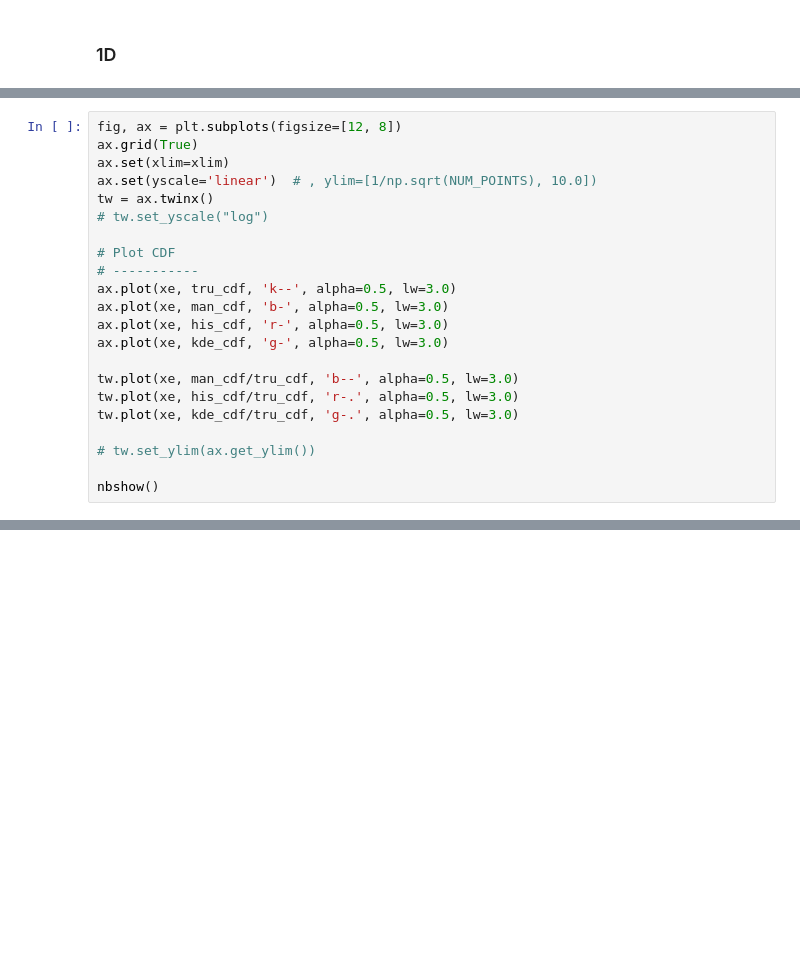
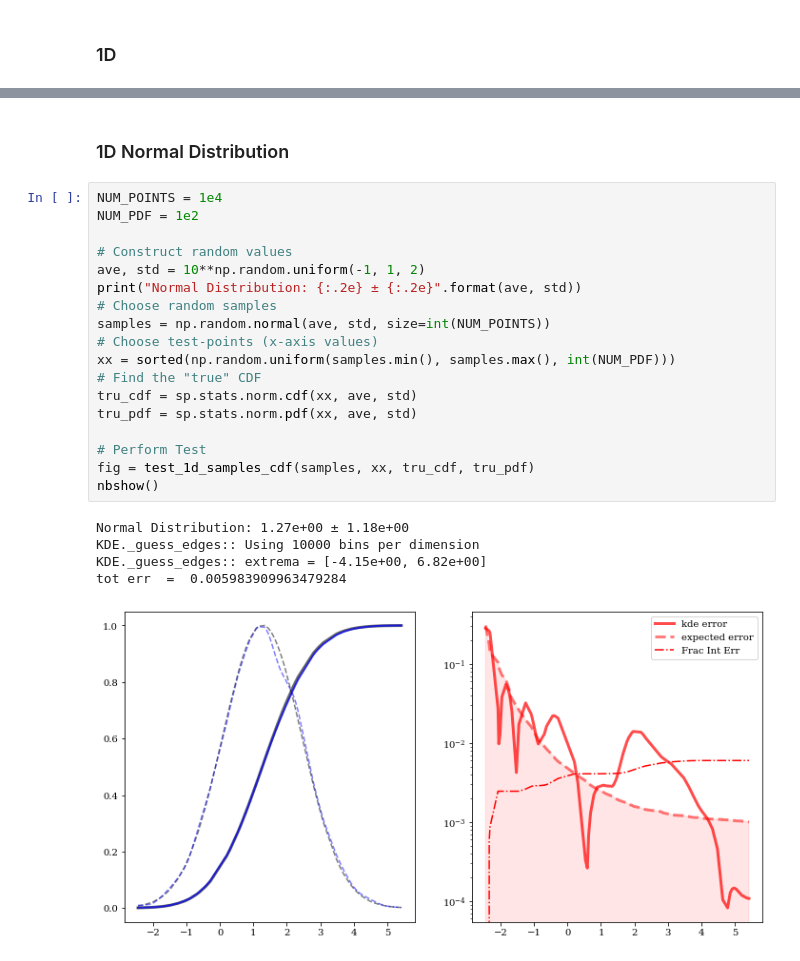
Before and after one commit to lzkelley/kalepy, a Jupyter notebook: notebooks/kde.ipynb, the cells around one changed output, grey strips where cells are left out. Drawn from its saved outputs; the diff is of its cells as text; blank space fills up the shorter version.

```diff
--- a/notebooks/kde.ipynb
+++ b/notebooks/kde.ipynb
@@ -928,22 +768,0 @@ nbshow()
-# %%
-fig, ax = plt.subplots(figsize=[12, 8])
-ax.grid(True)
-ax.set(xlim=xlim)
-ax.set(yscale='linear')  # , ylim=[1/np.sqrt(NUM_POINTS), 10.0])
-tw = ax.twinx()
-# tw.set_yscale("log")
-
-# Plot CDF
-# -----------
-ax.plot(xe, tru_cdf, 'k--', alpha=0.5, lw=3.0)
-ax.plot(xe, man_cdf, 'b-', alpha=0.5, lw=3.0)
-ax.plot(xe, his_cdf, 'r-', alpha=0.5, lw=3.0)
-ax.plot(xe, kde_cdf, 'g-', alpha=0.5, lw=3.0)
-
-tw.plot(xe, man_cdf/tru_cdf, 'b--', alpha=0.5, lw=3.0)
-tw.plot(xe, his_cdf/tru_cdf, 'r-.', alpha=0.5, lw=3.0)
-tw.plot(xe, kde_cdf/tru_cdf, 'g-.', alpha=0.5, lw=3.0)
-
-# tw.set_ylim(ax.get_ylim())
-
-nbshow()
@@ -949,0 +825,26 @@ nbshow()
+# %% [markdown]
+### 1D Normal Distribution
+# %%
+NUM_POINTS = 1e4
+NUM_PDF = 1e2
+
+# Construct random values
+ave, std = 10**np.random.uniform(-1, 1, 2)
+print("Normal Distribution: {:.2e} ± {:.2e}".format(ave, std))
+# Choose random samples
+samples = np.random.normal(ave, std, size=int(NUM_POINTS))
+# Choose test-points (x-axis values)
+xx = sorted(np.random.uniform(samples.min(), samples.max(), int(NUM_PDF)))
+# Find the "true" CDF
+tru_cdf = sp.stats.norm.cdf(xx, ave, std)
+tru_pdf = sp.stats.norm.pdf(xx, ave, std)
+
+# Perform Test
+fig = test_1d_samples_cdf(samples, xx, tru_cdf, tru_pdf)
+nbshow()
+# %% [output]
+Normal Distribution: 1.27e+00 ± 1.18e+00
+KDE._guess_edges:: Using 10000 bins per dimension
+KDE._guess_edges:: extrema = [-4.15e+00, 6.82e+00]
+tot err  =  0.005983909963479284
+[figure, added]
```
Also changed, not shown: parts of 11 cells of this notebook, 7 other files.
